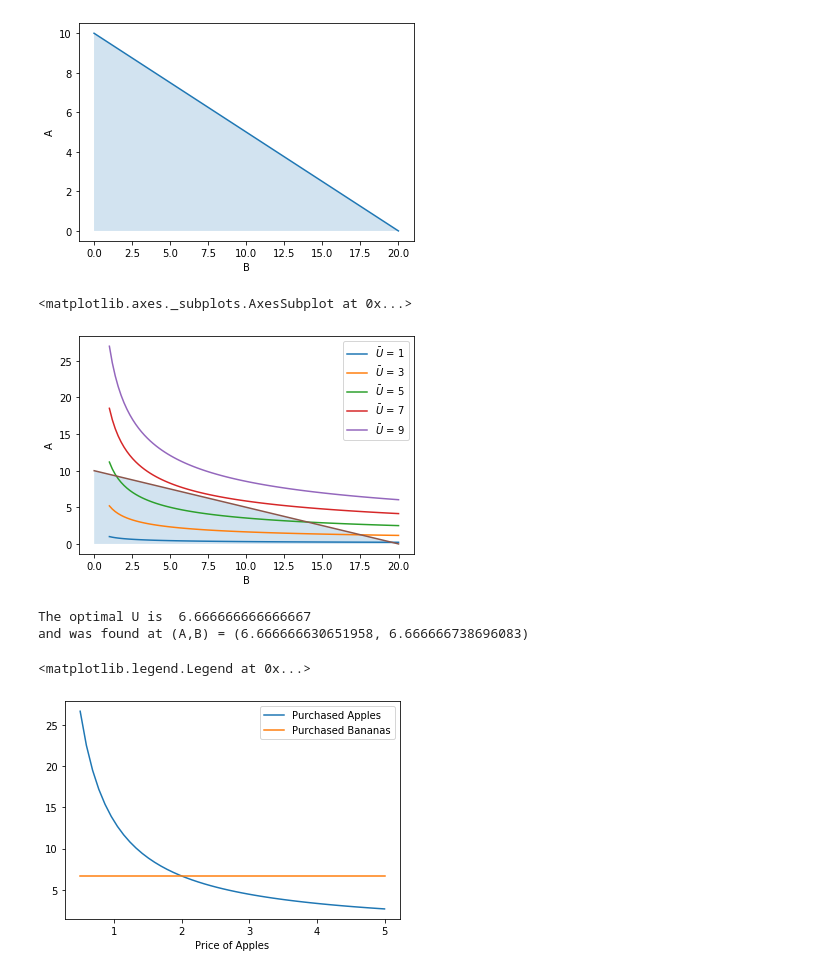
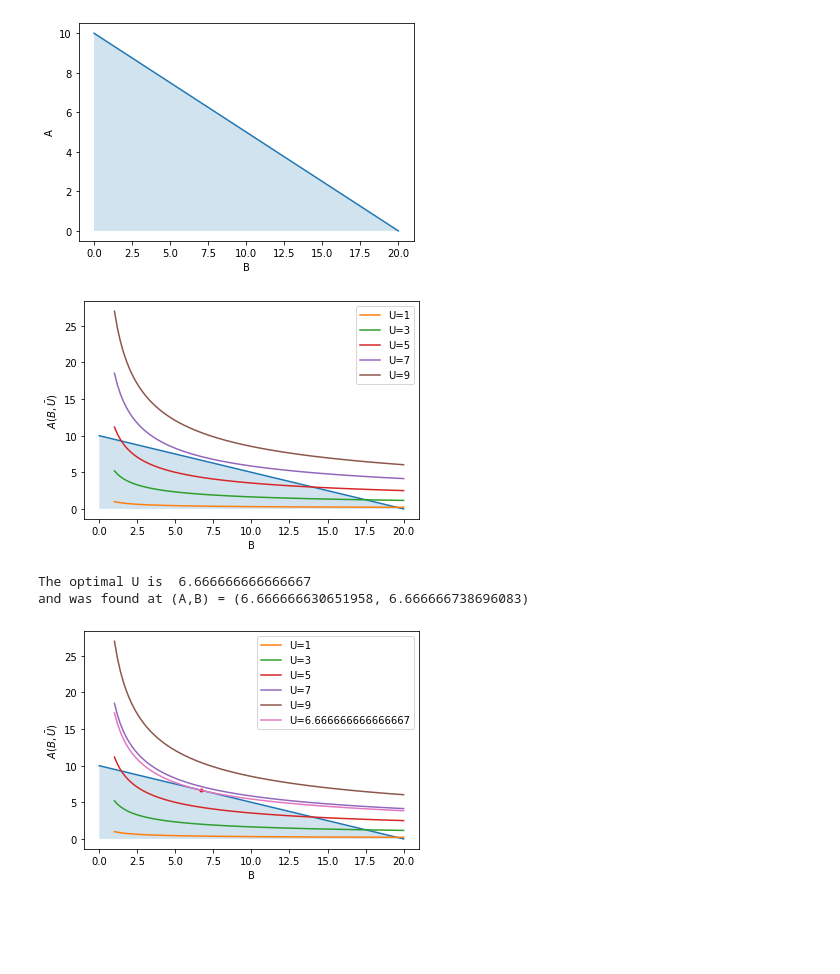
Before and after one commit to tjm165/economics, a Jupyter notebook: Optimization.ipynb, the cells around one changed output. Drawn from its saved outputs; the diff is of its cells as text; code cells hidden in the pictures; blank space fills up the shorter version.

```diff
--- a/Optimization.ipynb
+++ b/Optimization.ipynb
@@ -132,11 +76,10 @@ plot_budget_constraint(ax, 20, 2)
 [figure]
 # %%
 fig, ax = plt.subplots()
+plot_budget_constraint(ax)
 plot_indifference_curves(ax)
-plot_budget_constraint(ax)
 # %% [output]
-<matplotlib.axes._subplots.AxesSubplot at 0x...>
-[figure, old version]
+[figure, new version]
 # %%
 from scipy.optimize import minimize_scalar
 
@@ -160,28 +103,13 @@ print("and was found at (A,B) =", (optimal_A, optimal_B))
 # %% [output]
 The optimal U is  6.666666666666667
 and was found at (A,B) = (6.666666630651958, 6.666666738696083)
-# %%
-# Create various prices
-n_pa = 50
-prices_A = np.linspace(0.5, 5.0, n_pa)
-W = 20
-
-# Create lists to store the results of the optimal A and B calculation
-optimal_As = []
-optimal_Bs = []
-for pa in prices_A:
-    result = minimize_scalar(objective, args=(W, pa))
-    opt_B_val = result.x
-
-    optimal_Bs.append(opt_B_val)
-    optimal_As.append(A_bc(opt_B_val, W, pa))
-
-fig, ax = plt.subplots()
-
-ax.plot(prices_A, optimal_As, label="Purchased Apples")
-ax.plot(prices_A, optimal_Bs, label="Purchased Bananas")
-ax.set_xlabel("Price of Apples")
-ax.legend()
-# %% [output]
-<matplotlib.legend.Legend at 0x...>
-[figure, removed]
+# %%
+def plot_point(ax, a, b):
+    ax.plot([b], [a], marker='o', markersize=3, color="red")
+
+# fig, ax = plt.subplots()
+plot_point(ax, 6.666666630651958, 6.666666738696083)
+plot_indif(ax, 6.666666666666667)
+fig
+# %% [output]
+[figure, added]
```
Also changed, not shown: parts of 7 cells of this notebook.
